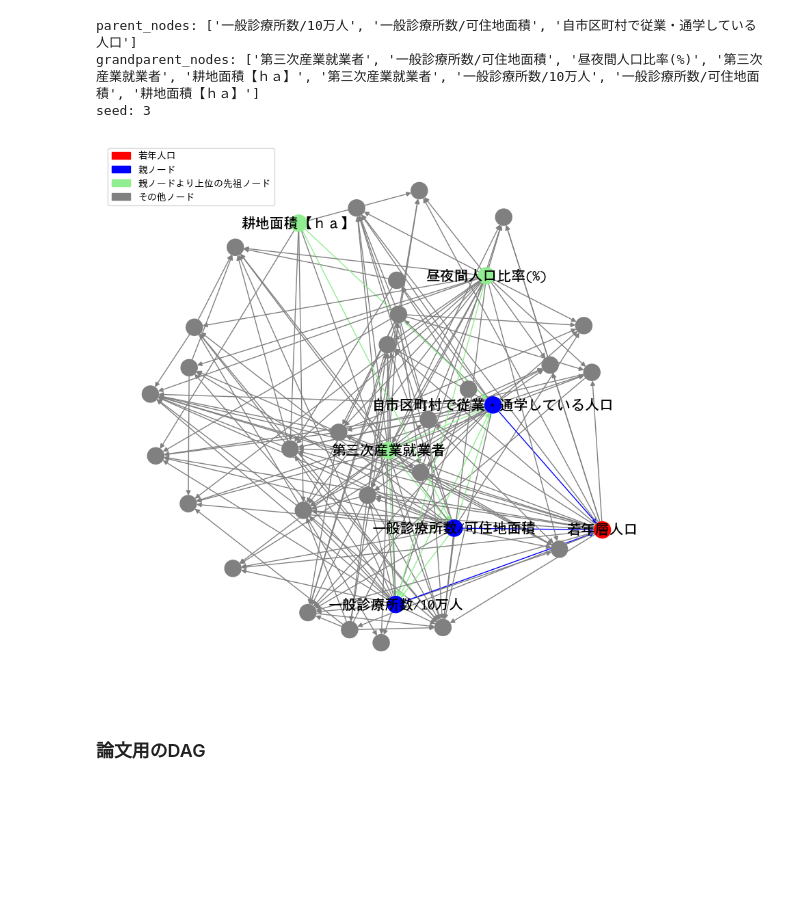
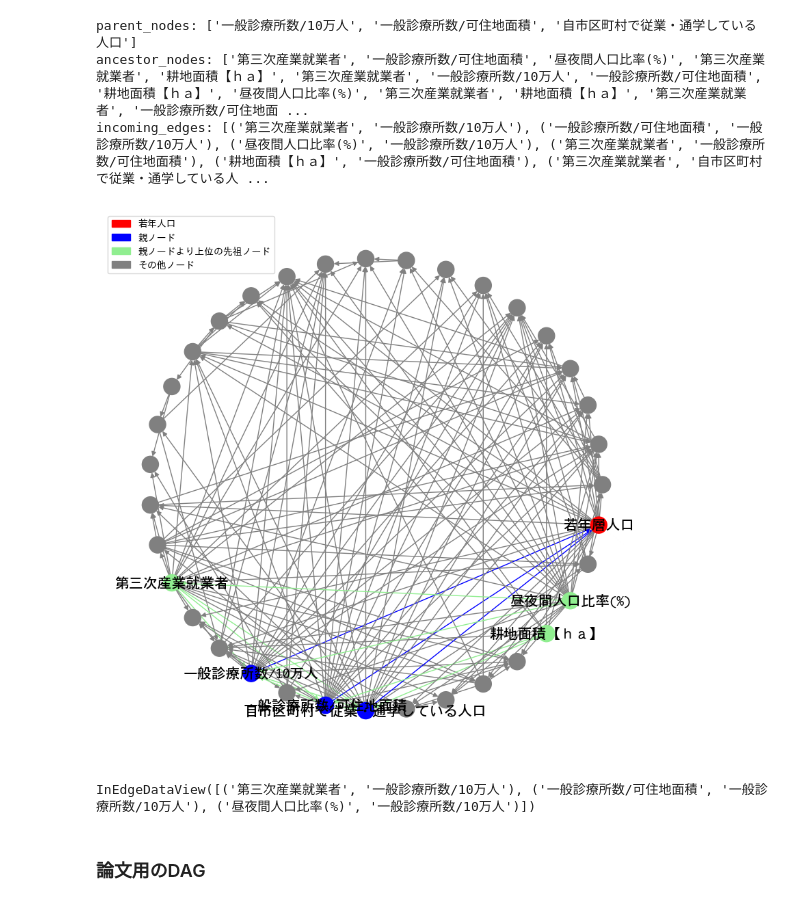
Before and after one commit to Itsuki966/structure_analysis, a Jupyter notebook: notears.ipynb, the cells around one changed output. Cells and saved outputs as stored; diff of their text form; code cells hidden in the pictures; blank space fills up the shorter version.

```diff
--- a/notears.ipynb
+++ b/notears.ipynb
@@ -29,13 +29,33 @@ def make_color_list(dag, target_node):
     if target_node not in dag.nodes:
         raise ValueError(f"target_node {target_node} is not in the graph")
 
+    # target_nodeの親ノードとエッジを取得
     incoming_edges = dag.in_edges(target_node)
     parent_nodes = [edge[0] for edge in incoming_edges]
     print(f"parent_nodes: {parent_nodes}")
 
-    incoming_edges_grandparent = dag.in_edges(parent_nodes)
-    grandparent_nodes = [edge[0] for edge in incoming_edges_grandparent]
-    print(f"grandparent_nodes: {grandparent_nodes}")
+    # 親ノードより上位の先祖ノードとエッジを取得
+    temp_parent = parent_nodes.copy()
+    ancestor_nodes = []
+    incoming_edges_ancestor = []
+
+    # 親ノードが０になるまでループ
+    while len(temp_parent) > 0:
+        # 親ノードになるノードを取得（今の親ノードの親ノードを取得）
+        incoming_edges2parent_edges = dag.in_edges(temp_parent)
+
+        # 親ノードになるノードがなければループを抜ける
+        if len(incoming_edges2parent_edges) == 0:
+            break
+        else:
+            # 新たな親ノード
+            temp_parent = [edge[0] for edge in incoming_edges2parent_edges]
+            # 新たな親ノードをancestor_nodesに追加
+            ancestor_nodes.extend(temp_parent)
+            incoming_edges_ancestor.extend(incoming_edges2parent_edges)
+
+    print(f"ancestor_nodes: {ancestor_nodes}")
+    print(f"incoming_edges: {incoming_edges_ancestor}")
 
     node_color = []
     edge_color = []
@@ -50,7 +70,7 @@ def make_color_list(dag, target_node):
             node_color.append("blue")
             labels[node] = node
 
-        elif node in grandparent_nodes:
+        elif node in ancestor_nodes:
             node_color.append("lightgreen")
             labels[node] = node
 
@@ -70,22 +90,21 @@ def make_color_list(dag, target_node):
     for edge in dag.edges:
         if edge in incoming_edges:
             edge_color.append("blue")
-        elif edge in incoming_edges_grandparent:
+        elif edge in incoming_edges_ancestor:
             edge_color.append("lightgreen")
         else:
             edge_color.append("gray")
 
-    return node_color, edge_color, labels
+    return node_color, edge_color, labels, incoming_edges, incoming_edges_ancestor
 
 
 def plot_struct(dag, node_color, edge_color, labels, figsize=(15, 15)):
-    seed = random.randint(0, 100)
-    pos = nx.spring_layout(dag, k=0.5, seed=seed)
+    # pos = nx.spring_layout(dag, k=0.9, seed=3)
+    pos = nx.circular_layout(dag)
     red_patch = mpatches.Patch(color="red", label="若年人口")
     blue_patch = mpatches.Patch(color="blue", label="親ノード")
     green_patch = mpatches.Patch(color="lightgreen", label="親ノードより上位の先祖ノード")
     gray_patch = mpatches.Patch(color="gray", label="その他ノード")
-    print(f"seed: {seed}")
 
     plt.figure(figsize=figsize)
     nx.draw(dag, pos=pos, with_labels=False, node_color=node_color, edge_color=edge_color,font_family="Osaka")
@@ -119,13 +138,17 @@ all_df.reset_index(drop=True, inplace=True)
 # %%
 sl = structure_learning(all_df, threshold=0.2, max_iter=1000)
 # %%
-node_color, edge_color, labels = make_color_list(sl, target_node="若年層人口")
+node_color, edge_color, labels, incoming_edges, incoming_edges_ancestors = make_color_list(sl, target_node="若年層人口")
 plot_struct(sl, node_color, edge_color, labels ,figsize=(8,8))
 # %% [output]
 parent_nodes: ['一般診療所数/10万人', '一般診療所数/可住地面積', '自市区町村で従業・通学している人口']
-grandparent_nodes: ['第三次産業就業者', '一般診療所数/可住地面積', '昼夜間人口比率(%)', '第三次産業就業者', '耕地面積【ｈａ】', '第三次産業就業者', '一般診療所数/10万人', '一般診療所数/可住地面積', '耕地面積【ｈａ】']
-seed: 3
+ancestor_nodes: ['第三次産業就業者', '一般診療所数/可住地面積', '昼夜間人口比率(%)', '第三次産業就業者', '耕地面積【ｈａ】', '第三次産業就業者', '一般診療所数/10万人', '一般診療所数/可住地面積', '耕地面積【ｈａ】', '昼夜間人口比率(%)', '第三次産業就業者', '耕地面積【ｈａ】', '第三次産業就業者', '一般診療所数/可住地面 ...
+incoming_edges: [('第三次産業就業者', '一般診療所数/10万人'), ('一般診療所数/可住地面積', '一般診療所数/10万人'), ('昼夜間人口比率(%)', '一般診療所数/10万人'), ('第三次産業就業者', '一般診療所数/可住地面積'), ('耕地面積【ｈａ】', '一般診療所数/可住地面積'), ('第三次産業就業者', '自市区町村で従業・通学している人 ...
-[figure, old version]
+[figure, new version]
+# %%
+sl.in_edges('一般診療所数/10万人')
+# %% [output]
+InEdgeDataView([('第三次産業就業者', '一般診療所数/10万人'), ('一般診療所数/可住地面積', '一般診療所数/10万人'), ('昼夜間人口比率(%)', '一般診療所数/10万人')])
 # %% [markdown]
 ### 論文用のDAG
 # %%
```
Also changed, not shown: parts of 7 cells of this notebook.
